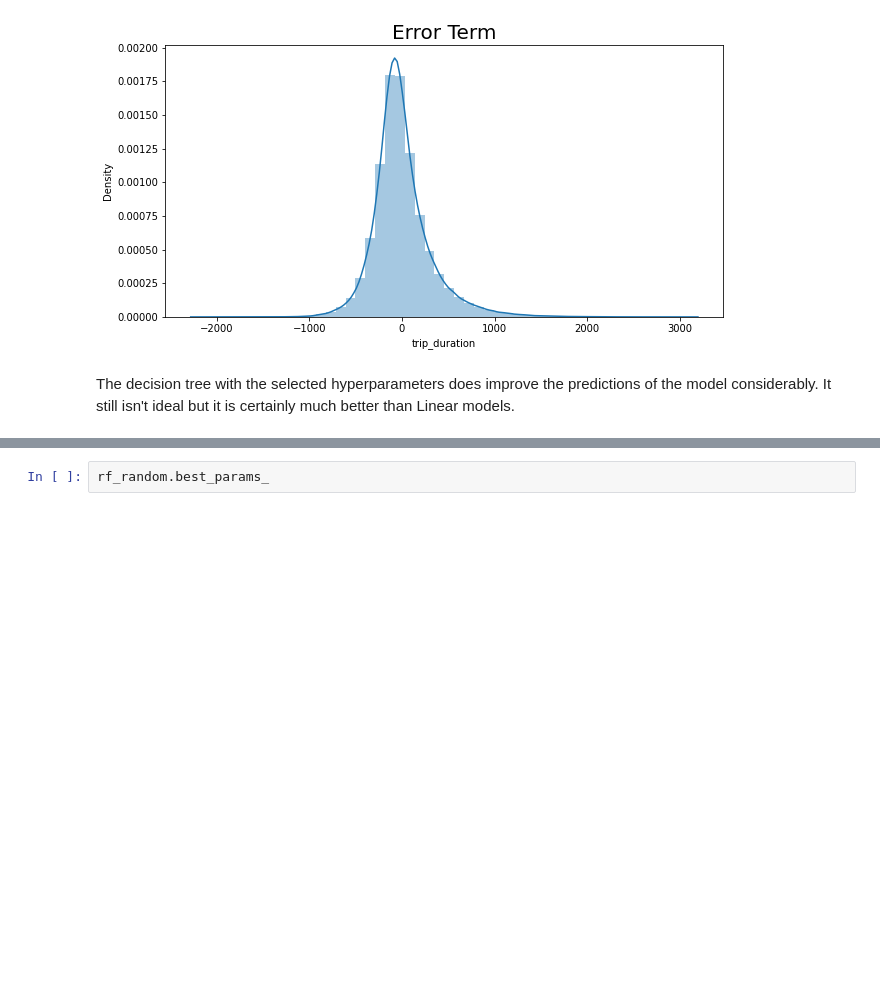
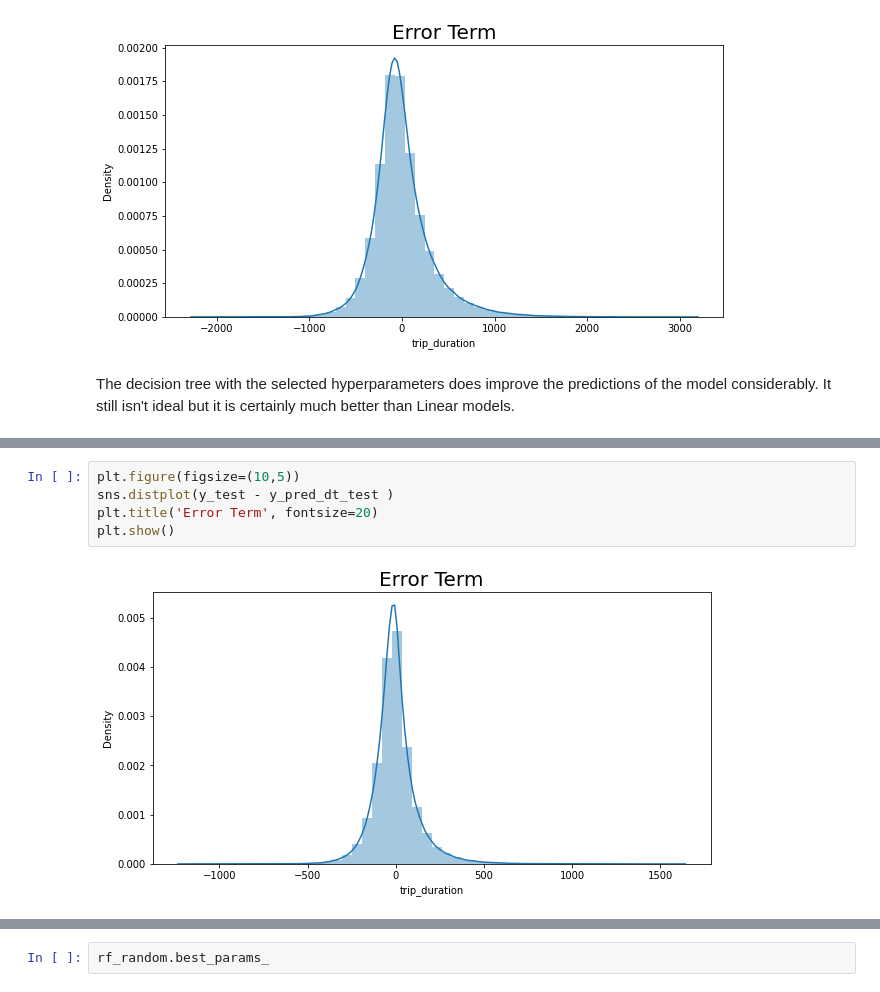
Before and after one commit to VilasSonawane/NYCTaxiTimePrediction-Model, a Jupyter notebook: Vilas_Copy_of_NYC_Taxi_Trip_Time_Prediction_Capstone_Project.ipynb, the cells around one changed output, grey strips where cells are left out. Drawn from its saved outputs; the diff is of its cells as text; blank space fills up the shorter version.

```diff
--- a/Vilas_Copy_of_NYC_Taxi_Trip_Time_Prediction_Capstone_Project.ipynb
+++ b/Vilas_Copy_of_NYC_Taxi_Trip_Time_Prediction_Capstone_Project.ipynb
@@ -1146,0 +1453,7 @@ from sklearn.model_selection import RandomizedSearchCV
+# %%
+plt.figure(figsize=(10,5))
+sns.distplot(y_test - y_pred_dt_test )
+plt.title('Error Term', fontsize=20)
+plt.show()
+# %% [output]
+[figure, added]
```
Also changed, not shown: parts of 84 cells of this notebook.
